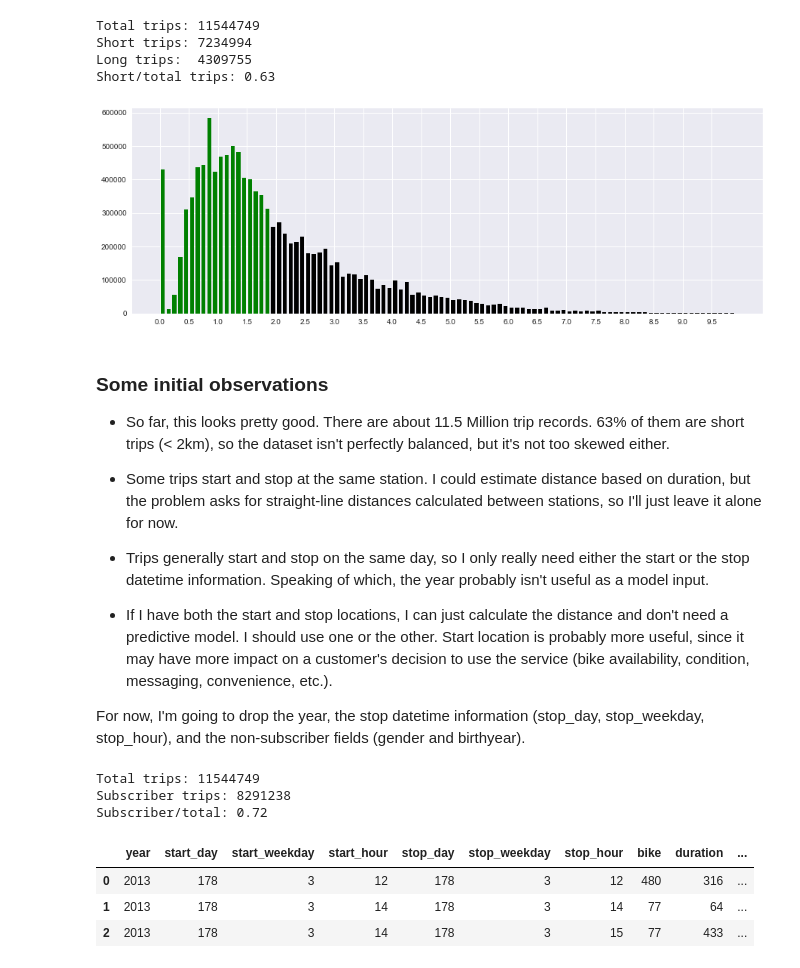
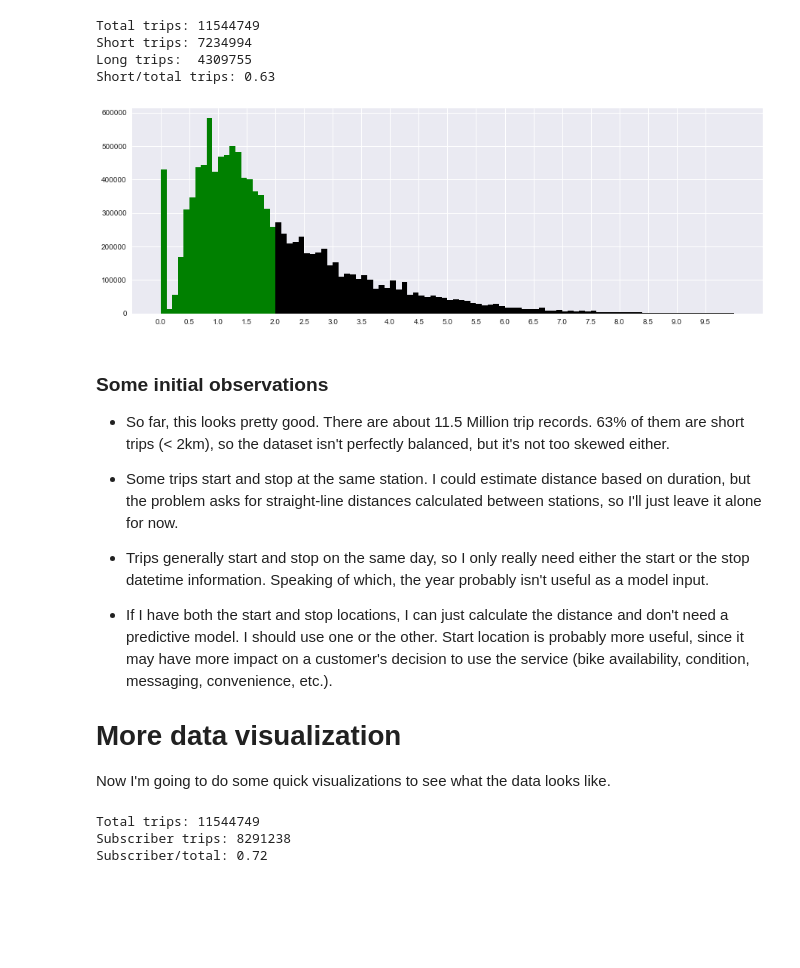
Before and after one commit to AlanAu/data-challenges, a Jupyter notebook: Alan Au - Divvy.ipynb, the cells around one changed output. Saved outputs shown, nothing was run; the diff lists cells and outputs as text; code cells hidden in the pictures; blank space fills up the shorter version.

```diff
--- a/Alan Au - Divvy.ipynb
+++ b/Alan Au - Divvy.ipynb
@@ -261,16 +280,16 @@ Now I have a data file in a standardized format, with distance between stations
 17. birth year (if 'Subscriber')
 # %%
 filename = "All_Trips.csv"
-#filename = "Trips_2016.csv"
 
 start = time.mktime(time.localtime())
 print("Running...") #so I know Jupyter is doing something
 
-raw_df = pd.read_csv(data_loc+filename, low_memory=False) #data_loc is from above
+df = pd.read_csv(data_loc+filename, low_memory=False) #data_loc is from above
+trip_count = df['short'].count()
 
 duration = time.mktime(time.localtime()) - start
-print("Data ingestion done! Finished in "+str(duration)+" seconds.") #so I know when Jupyter is done
+print("Data ingestion done! Finished in "+str(duration)+" seconds.") #so I know when Jupyter is done (takes about 30 sec.)
 
-raw_df.head(3)
+df.head(3)
 # %% [output]
 Running...
@@ -297,22 +339,22 @@ Short/total trips: 0.63
 # %%
 #Histogram of distances
 #Note: do this before removing the "distance" column from the dataframe
 
 plt.rcParams["figure.figsize"] = [15,5] #resize the plot for easy display
 
 #sns.distplot(raw_df['distance'], kde=False) #seaborn version
 
 max_dist = 10
 cutoff_dist = 2
-all_dist = list(map(lambda x:x/10,range(0,max_dist*10)))
-short_dist = list(map(lambda x:x/10,range(0,cutoff_dist*10)))
+all_dist = list(map(lambda x:x/10,range(0,max_dist*10+1)))
+short_dist = list(map(lambda x:x/10,range(0,cutoff_dist*10+1)))
 
 plt.figure().add_subplot(111).set_xticks(list(map(lambda x:x/2,range(0,max_dist*2))))
 
-plt.hist(raw_df['distance'], bins = all_dist, rwidth = .7, color = 'k');
-plt.hist(raw_df['distance'], bins = short_dist, rwidth = .7, color = 'g');
+plt.hist(df['distance'], bins = all_dist, rwidth = 1.0, color = 'k');
+plt.hist(df['distance'], bins = short_dist, rwidth = 1.0, color = 'g');
 # %% [output]
-[figure, old version]
+[figure, new version]
 # %% [markdown]
 ### Some initial observations
 
@@ -324,29 +366,29 @@ plt.hist(raw_df['distance'], bins = short_dist, rwidth = .7, color = 'g');
 
 * If I have both the start and stop locations, I can just calculate the distance and don't need a predictive model. I should use one or the other. Start location is probably more useful, since it may have more impact on a customer's decision to use the service (bike availability, condition, messaging, convenience, etc.).
 
-For now, I'm going to drop the year, the stop datetime information (stop_day, stop_weekday, stop_hour), and the non-subscriber fields (gender and birthyear).
+# More data visualization
+
+Now I'm going to do some quick visualizations to see what the data looks like.
 # %%
-#Check numbers on Subscribers vs. Customers, encode usertype
-#There's apparently a third value: 'Dependent'
+#encode usertype and check numbers on Subscribers vs. Customers,
+#There's apparently a third value: 'Dependent' which is a minor paid for by a subscriber
 
 def encode_subscribers(value):
-    if value == 'Customer': return 0
+    if not value: return 0
+    elif value == 'Customer': return 0
     elif value == 'Subscriber' or value == 'Dependent': return 1
     else: return value
 
-raw_df['usertype'] = raw_df['usertype'].apply(encode_subscribers)
+df['usertype'] = df['usertype'].apply(encode_subscribers)
+df['minutes'] = df['duration']//60
 
-sub_count = sum(raw_df['usertype'])
+short_df = df[df['short']==1]
+
+sub_count = sum(df['usertype'])
 print("Total trips:", trip_count)
 print("Subscriber trips:", sub_count)
 print("Subscriber/total:", '{:.2f}'.format(sub_count/trip_count))
-
-raw_df.head(3)
 # %% [output]
 Total trips: 11544749
 Subscriber trips: 8291238
 Subscriber/total: 0.72
-|  | year | start_day | start_weekday | start_hour | stop_day | stop_weekday | stop_hour | bike | duration | ... |
-| 0 | 2013 | 178 | 3 | 12 | 178 | 3 | 12 | 480 | 316 | ... |
-| 1 | 2013 | 178 | 3 | 14 | 178 | 3 | 14 | 77 | 64 | ... |
-| 2 | 2013 | 178 | 3 | 14 | 178 | 3 | 15 | 77 | 433 | ... |
```
Also changed, not shown: parts of 38 cells of this notebook.
